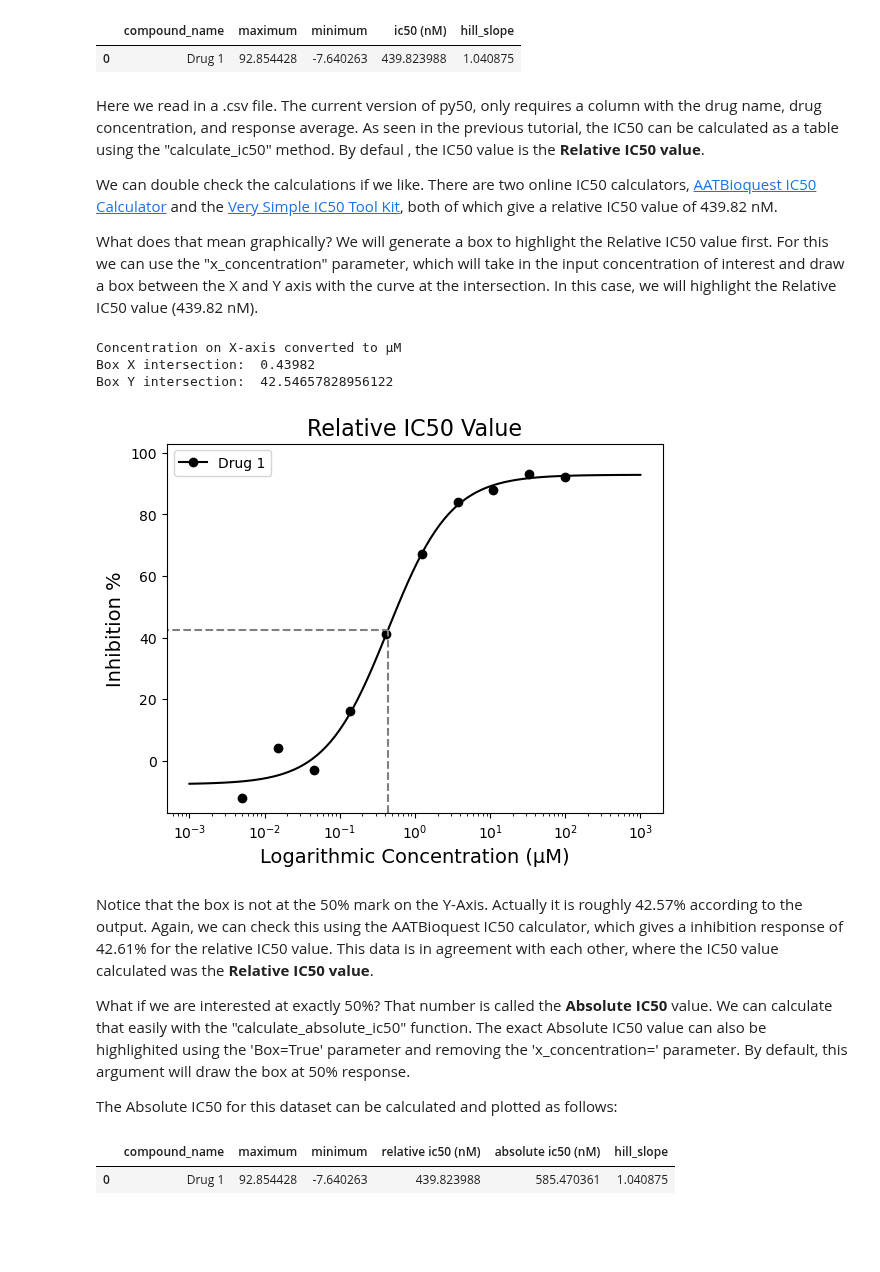
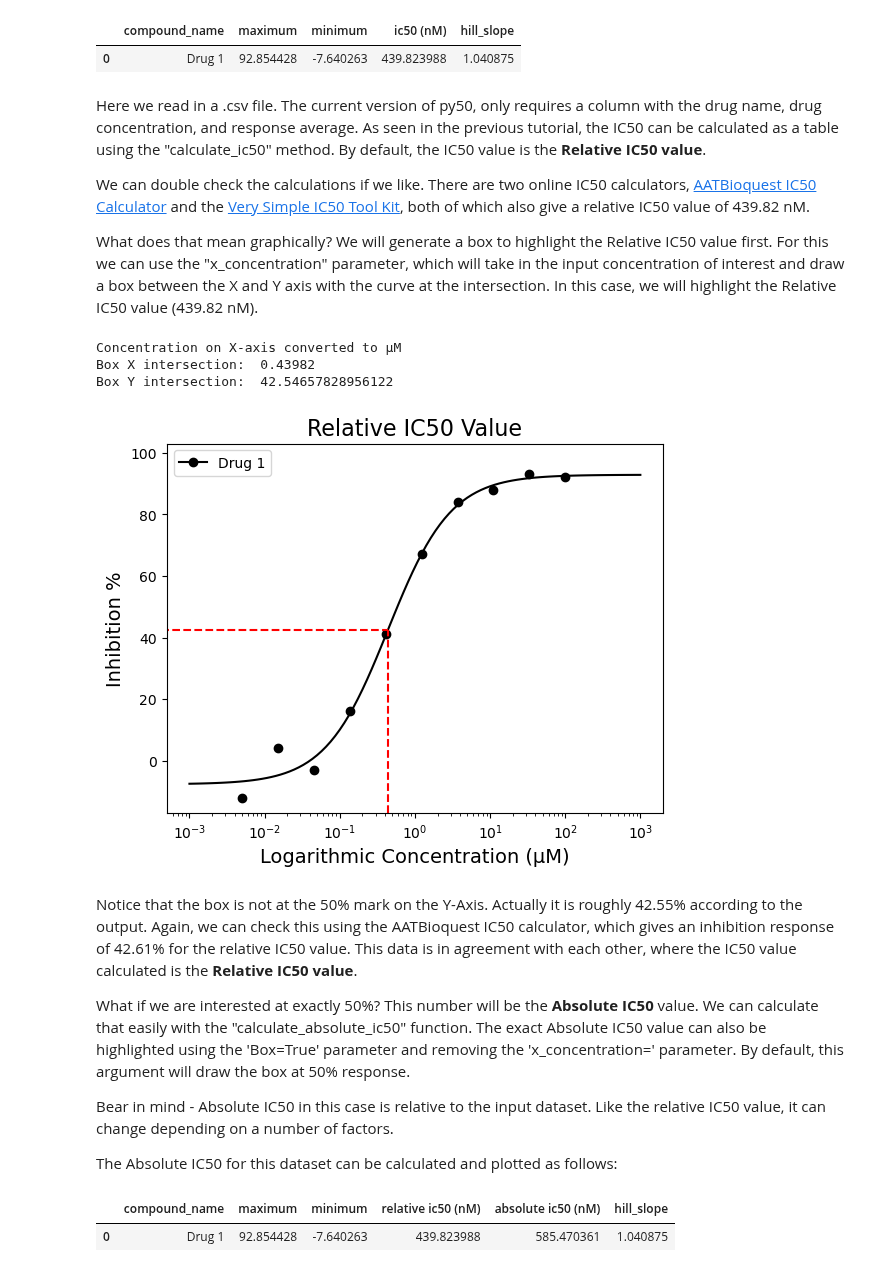
Before and after one commit to tlint101/py50, a Jupyter notebook: tutorials/002_absolute_ic50.ipynb, the cells around one changed output. Cells and saved outputs as stored; diff of their text form; code cells hidden in the pictures; blank space fills up the shorter version.

Commit message:
Update tutorial

```diff
--- a/tutorials/002_absolute_ic50.ipynb
+++ b/tutorials/002_absolute_ic50.ipynb
@@ -51,32 +51,35 @@ relative_ic50
 |  | compound_name | maximum | minimum | ic50 (nM) | hill_slope |
 | 0 | Drug 1 | 92.854428 | -7.640263 | 439.823988 | 1.040875 |
 # %% [markdown]
-Here we read in a .csv file. The current version of py50, only requires a column with the drug name, drug concentration, and response average. As seen in the previous tutorial, the IC50 can be calculated as a table using the "calculate_ic50" method. By defaul , the IC50 value is the **Relative IC50 value**.
+Here we read in a .csv file. The current version of py50, only requires a column with the drug name, drug concentration, and response average. As seen in the previous tutorial, the IC50 can be calculated as a table using the "calculate_ic50" method. By default, the IC50 value is the **Relative IC50 value**.
 
-We can double check the calculations if we like. There are two online IC50 calculators, [AATBioquest IC50 Calculator](https://www.aatbio.com/tools/ic50-calculator) and the [Very Simple IC50 Tool Kit](http://ic50.org/index.html), both of which give a relative IC50 value of 439.82 nM.
+We can double check the calculations if we like. There are two online IC50 calculators, [AATBioquest IC50 Calculator](https://www.aatbio.com/tools/ic50-calculator) and the [Very Simple IC50 Tool Kit](http://ic50.org/index.html), both of which also give a relative IC50 value of 439.82 nM.
 
 What does that mean graphically? We will generate a box to highlight the Relative IC50 value first.  For this we can use the "x_concentration" parameter, which will take in the input concentration of interest and draw a box between the X and Y axis with the curve at the intersection. In this case, we will highlight the Relative IC50 value (439.82 nM).
 # %%
 absolute = PlotCurve(good_example_df)
 figure = absolute.single_curve_plot(concentration_col='Compound Conc',
                                     response_col='% Inhibition Avg',
                                     plot_title='Relative IC50 Value',
                                     drug_name='Drug 1',
                                     xlabel='Logarithmic Concentration (µM)',
                                     ylabel='Inhibition %',
                                     legend=True,
                                     box=True,
+                                    box_color='red',
                                     x_concentration=0.43982, # the IC50 value must be in same units as label
                                     figsize=(6.4, 4.8))
 # %% [output]
 Concentration on X-axis converted to µM
 Box X intersection:  0.43982
 Box Y intersection:  42.54657828956122
-[figure, old version]
+[figure, new version]
 # %% [markdown]
-Notice that the box is not at the 50% mark on the Y-Axis. Actually it is roughly 42.57% according to the output. Again, we can check this using the AATBioquest IC50 calculator, which gives a inhibition response of 42.61% for the relative IC50 value. This data is in agreement with each other, where the IC50 value calculated was the **Relative IC50 value**.
+Notice that the box is not at the 50% mark on the Y-Axis. Actually it is roughly 42.55% according to the output. Again, we can check this using the AATBioquest IC50 calculator, which gives an inhibition response of 42.61% for the relative IC50 value. This data is in agreement with each other, where the IC50 value calculated is the **Relative IC50 value**.
 
-What if we are interested at exactly 50%? That number is called the **Absolute IC50** value. We can calculate that easily with the "calculate_absolute_ic50" function. The exact Absolute IC50 value can also be highlighited using the 'Box=True' parameter and removing the 'x_concentration=' parameter. By default, this argument will draw the box at 50% response.
+What if we are interested at exactly 50%? This number will be the **Absolute IC50** value. We can calculate that easily with the "calculate_absolute_ic50" function. The exact Absolute IC50 value can also be highlighted using the 'Box=True' parameter and removing the 'x_concentration=' parameter. By default, this argument will draw the box at 50% response.
+
+Bear in mind - Absolute IC50 in this case is relative to the input dataset. Like the relative IC50 value, it can change depending on a number of factors.
 
 The Absolute IC50 for this dataset can be calculated and plotted as follows:
 # %%
```
Also changed, not shown: parts of 9 cells of this notebook.
